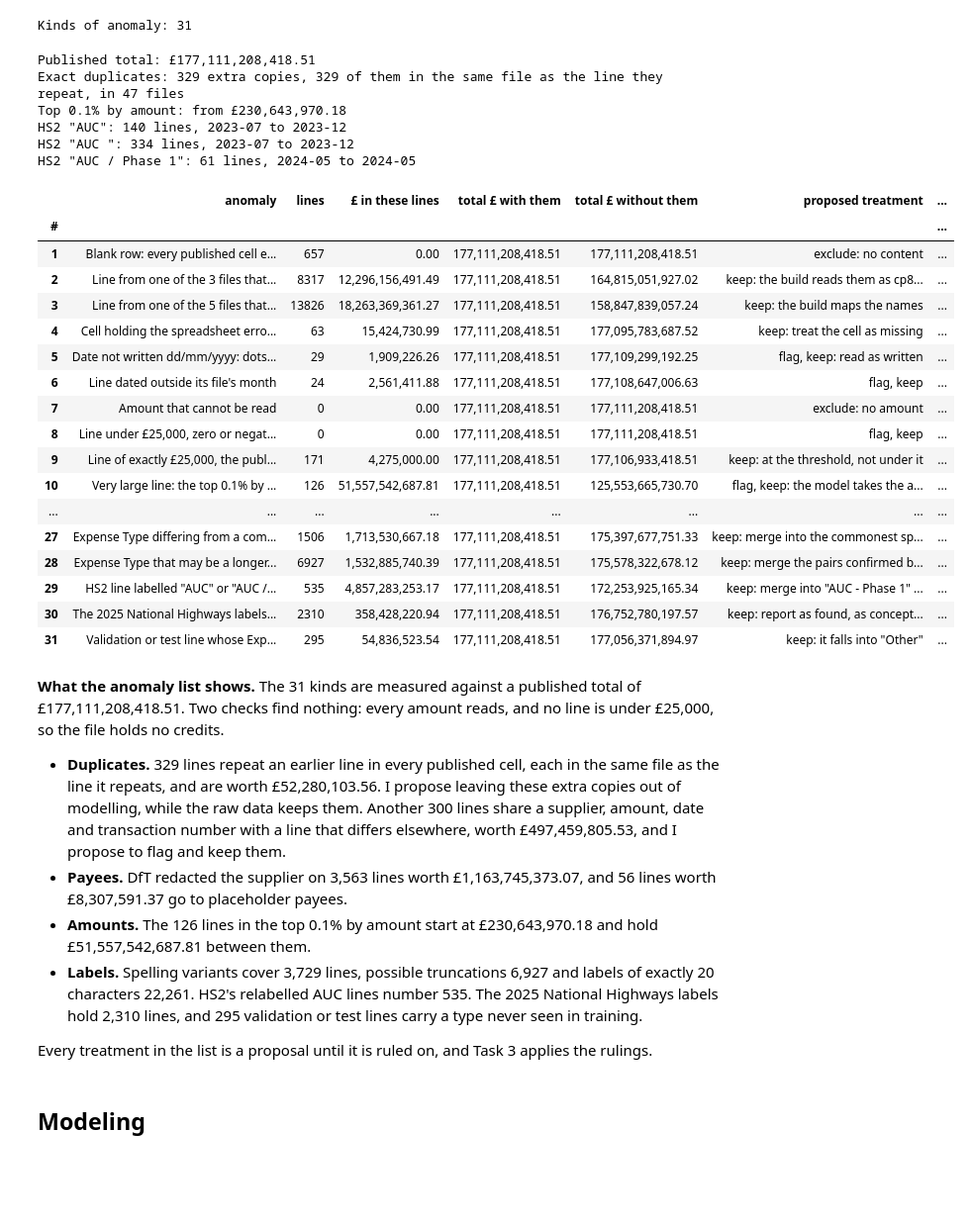
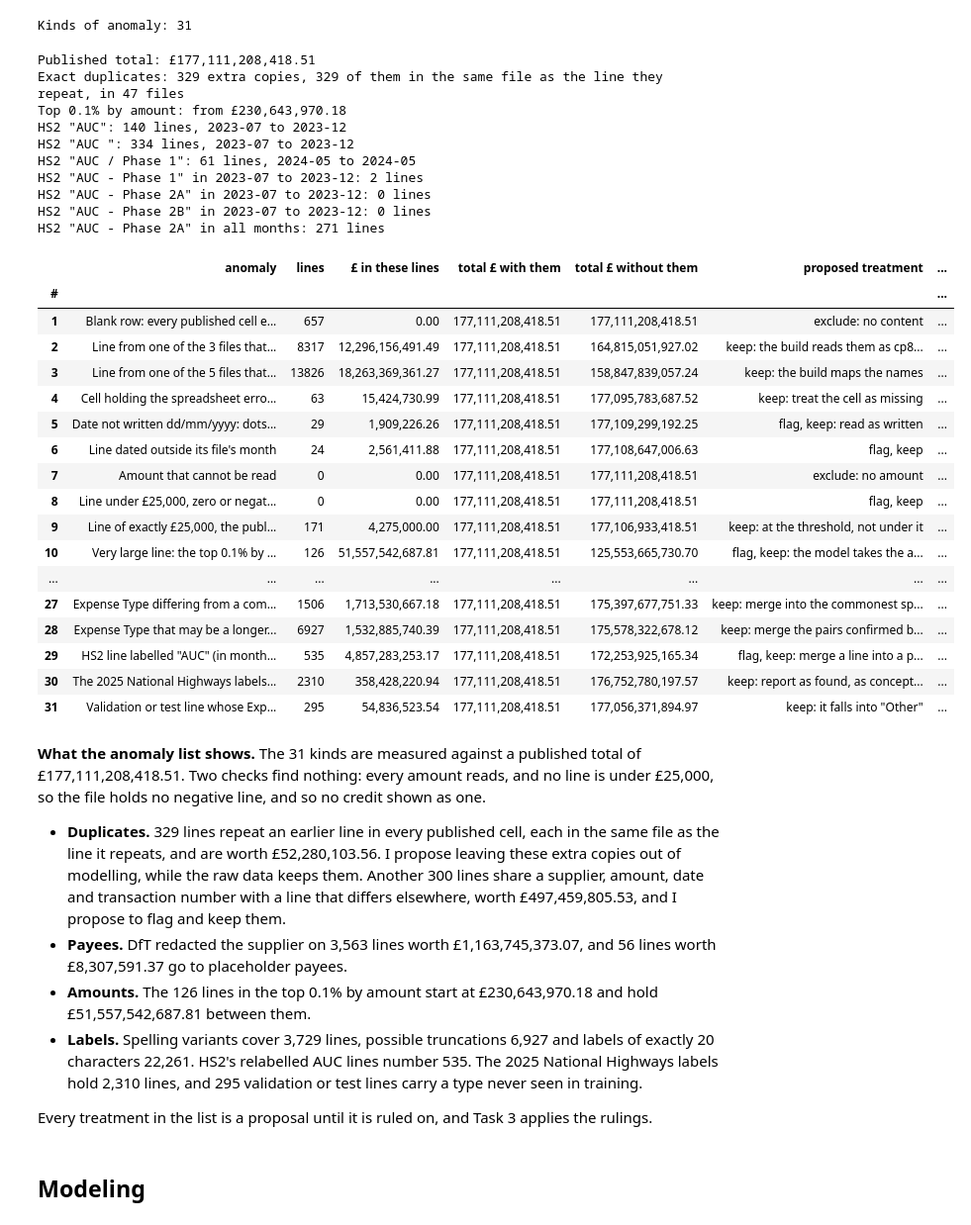
Before and after one commit to PaddyGilliland1/applied-machine-learning-project, a Jupyter notebook: modeling.ipynb, the cells around one changed output. Shown at 99% size. Cells and saved outputs as stored; diff of their text form; code cells hidden in the pictures; blank space fills up the shorter version.

Commit message:
Correct the anomaly notes and descriptions after the fact-check

```diff
--- a/modeling.ipynb
+++ b/modeling.ipynb
@@ -439,6 +439,11 @@ print(
 )
 for row in variants[both_top].itertuples():
     print(f'  "{row.label}" for "{row._2}"')
+# I give each spelling's first and last month, so the months the note names
+# can be read off the table.
+months_used = lines.groupby("Expense Type")["month"].agg(["min", "max"])
+variants["first month"] = variants["label"].map(months_used["min"])
+variants["last month"] = variants["label"].map(months_used["max"])
 
 # I put each label in quotes, so a space at either end shows.
 labels = ["label", "commonest spelling"]
@@ -929,7 +934,7 @@ kinds = pd.DataFrame.from_records(
         ),
         (
             "spreadsheet_error",
-            'Cell holding the spreadsheet error "#N/A" or "N/A"',
+            'Cell holding the spreadsheet error "#N/A", or the text "N/A"',
             "keep: treat the cell as missing",
         ),
         (
@@ -1031,7 +1036,8 @@ kinds = pd.DataFrame.from_records(
         ),
         (
             "label_20",
-            "Expense Type exactly 20 characters long, likely cut off",
+            "Expense Type exactly 20 characters long, likely cut off at DfT "
+            "core and Active Travel England",
             "flag, keep",
         ),
         (
@@ -1064,9 +1070,10 @@ kinds = pd.DataFrame.from_records(
         ),
         (
             "hs2_auc",
-            'HS2 line labelled "AUC" or "AUC / Phase 1", where HS2 otherwise '
-            'uses "AUC - Phase 1"',
-            'keep: merge into "AUC - Phase 1" if confirmed by eye',
+            'HS2 line labelled "AUC" (in months when HS2 hardly uses its '
+            'phase labels) or "AUC / Phase 1"',
+            "flag, keep: merge a line into a phase label only when checked by "
+            "eye",
         ),
         (
             "nh_2025",
@@ -1122,38 +1129,54 @@ print(
 very_large = df.loc[flags["very_large"], "amount"]
 print(f"Top 0.1% by amount: from £{very_large.min():,.2f}")
 for name, group in df[flags["hs2_auc"]].groupby("Expense Type"):
     print(
         f'HS2 "{name}": {len(group):,} lines, {group["month"].min()} to '
         f'{group["month"].max()}'
     )
+# HS2 used "AUC" only in some months. I show how often its phase labels
+# appear in those months, because "AUC" could stand for any of them.
+hs2_lines = df[df["Entity"].str.strip() == "High Speed Two (HS2) Limited"]
+hs2_label = hs2_lines["Expense Type"].str.strip()
+auc_months = hs2_lines.loc[hs2_label == "AUC", "month"]
+start, end = auc_months.min(), auc_months.max()
+in_window = hs2_lines["month"].between(start, end)
+for label in ("AUC - Phase 1", "AUC - Phase 2A", "AUC - Phase 2B"):
+    count = (in_window & (hs2_label == label)).sum()
+    print(f'HS2 "{label}" in {start} to {end}: {count} lines')
+phase_2a = (hs2_label == "AUC - Phase 2A").sum()
+print(f'HS2 "AUC - Phase 2A" in all months: {phase_2a:,} lines')
 anomalies
 # %% [output]
 Published total: £177,111,208,418.51
 Exact duplicates: 329 extra copies, 329 of them in the same file as the line they repeat, in 47 files
 Top 0.1% by amount: from £230,643,970.18
 HS2 "AUC": 140 lines, 2023-07 to 2023-12
 HS2 "AUC ": 334 lines, 2023-07 to 2023-12
 HS2 "AUC / Phase 1": 61 lines, 2024-05 to 2024-05
+HS2 "AUC - Phase 1" in 2023-07 to 2023-12: 2 lines
+HS2 "AUC - Phase 2A" in 2023-07 to 2023-12: 0 lines
+HS2 "AUC - Phase 2B" in 2023-07 to 2023-12: 0 lines
+HS2 "AUC - Phase 2A" in all months: 271 lines
 |  | anomaly | lines | £ in these lines | total £ with them | total £ without them | proposed treatment | ... |
 | # |  |  |  |  |  |  | ... |
 | 1 | Blank row: every published cell e... | 657 | 0.00 | 177,111,208,418.51 | 177,111,208,418.51 | exclude: no content | ... |
 | 2 | Line from one of the 3 files that... | 8317 | 12,296,156,491.49 | 177,111,208,418.51 | 164,815,051,927.02 | keep: the build reads them as cp8... | ... |
 | 3 | Line from one of the 5 files that... | 13826 | 18,263,369,361.27 | 177,111,208,418.51 | 158,847,839,057.24 | keep: the build maps the names | ... |
 | 4 | Cell holding the spreadsheet erro... | 63 | 15,424,730.99 | 177,111,208,418.51 | 177,095,783,687.52 | keep: treat the cell as missing | ... |
 | 5 | Date not written dd/mm/yyyy: dots... | 29 | 1,909,226.26 | 177,111,208,418.51 | 177,109,299,192.25 | flag, keep: read as written | ... |
 | 6 | Line dated outside its file's month | 24 | 2,561,411.88 | 177,111,208,418.51 | 177,108,647,006.63 | flag, keep | ... |
 | 7 | Amount that cannot be read | 0 | 0.00 | 177,111,208,418.51 | 177,111,208,418.51 | exclude: no amount | ... |
 | 8 | Line under £25,000, zero or negat... | 0 | 0.00 | 177,111,208,418.51 | 177,111,208,418.51 | flag, keep | ... |
 | 9 | Line of exactly £25,000, the publ... | 171 | 4,275,000.00 | 177,111,208,418.51 | 177,106,933,418.51 | keep: at the threshold, not under it | ... |
 | 10 | Very large line: the top 0.1% by ... | 126 | 51,557,542,687.81 | 177,111,208,418.51 | 125,553,665,730.70 | flag, keep: the model takes the a... | ... |
 | ... | ... | ... | ... | ... | ... | ... | ... |
 | 27 | Expense Type differing from a com... | 1506 | 1,713,530,667.18 | 177,111,208,418.51 | 175,397,677,751.33 | keep: merge into the commonest sp... | ... |
 | 28 | Expense Type that may be a longer... | 6927 | 1,532,885,740.39 | 177,111,208,418.51 | 175,578,322,678.12 | keep: merge the pairs confirmed b... | ... |
-| 29 | HS2 line labelled "AUC" or "AUC /... | 535 | 4,857,283,253.17 | 177,111,208,418.51 | 172,253,925,165.34 | keep: merge into "AUC - Phase 1" ... | ... |
+| 29 | HS2 line labelled "AUC" (in month... | 535 | 4,857,283,253.17 | 177,111,208,418.51 | 172,253,925,165.34 | flag, keep: merge a line into a p... | ... |
 | 30 | The 2025 National Highways labels... | 2310 | 358,428,220.94 | 177,111,208,418.51 | 176,752,780,197.57 | keep: report as found, as concept... | ... |
 | 31 | Validation or test line whose Exp... | 295 | 54,836,523.54 | 177,111,208,418.51 | 177,056,371,894.97 | keep: it falls into "Other" | ... |
 # %% [markdown]
-**What the anomaly list shows.** The 31 kinds are measured against a published total of £177,111,208,418.51. Two checks find nothing: every amount reads, and no line is under £25,000, so the file holds no credits.
+**What the anomaly list shows.** The 31 kinds are measured against a published total of £177,111,208,418.51. Two checks find nothing: every amount reads, and no line is under £25,000, so the file holds no negative line, and so no credit shown as one.
 
 - **Duplicates.** 329 lines repeat an earlier line in every published cell, each in the same file as the line it repeats, and are worth £52,280,103.56. I propose leaving these extra copies out of modelling, while the raw data keeps them. Another 300 lines share a supplier, amount, date and transaction number with a line that differs elsewhere, worth £497,459,805.53, and I propose to flag and keep them.
 - **Payees.** DfT redacted the supplier on 3,563 lines worth £1,163,745,373.07, and 56 lines worth £8,307,591.37 go to placeholder payees.
```
Also changed, not shown: parts of 3 cells of this notebook.
